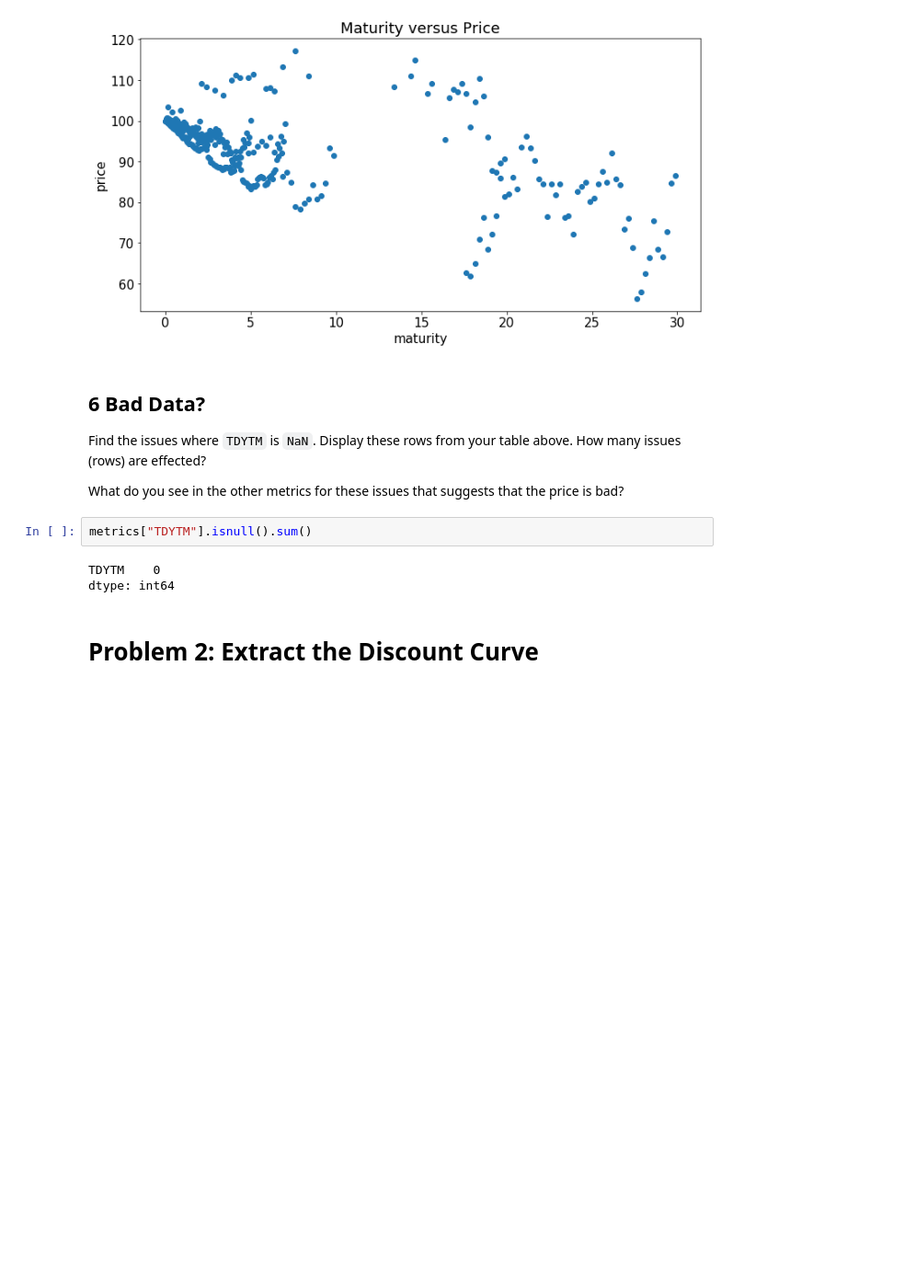
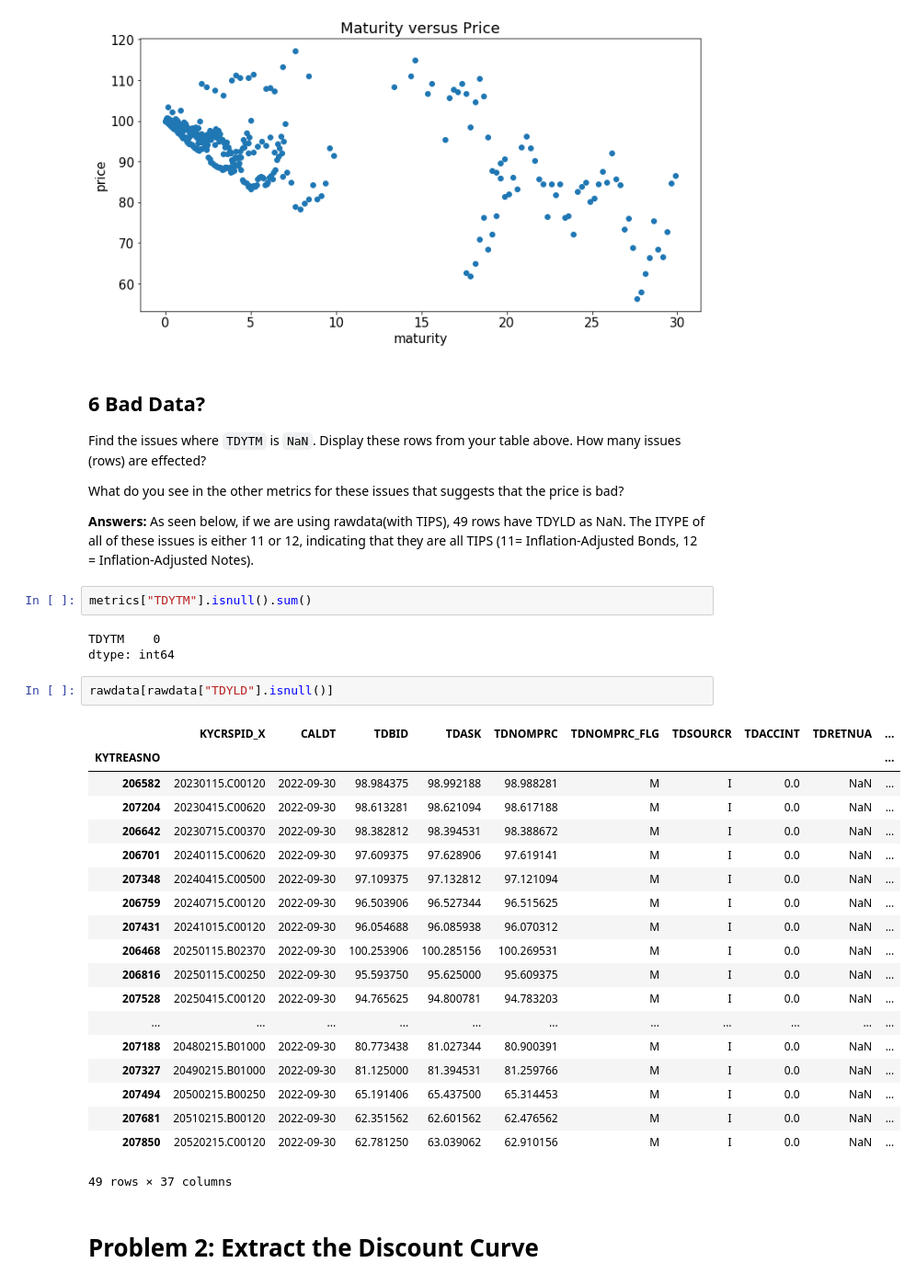
Before and after one commit to Zixin730/finm-fixedincome-2023, a Jupyter notebook: homework/Homework 1.ipynb, the cells around one changed output. Shown at 92% size. Cells and saved outputs as stored; diff of their text form; blank space fills up the shorter version.

```diff
--- a/homework/Homework 1.ipynb
+++ b/homework/Homework 1.ipynb
@@ -242,11 +242,35 @@ plt.show()
 Find the issues where `TDYTM` is `NaN`. Display these rows from your table above. How many issues (rows) are effected?
 
 What do you see in the other metrics for these issues that suggests that the price is bad?
+
+**Answers:** As seen below, if we are using rawdata(with TIPS), 49 rows have TDYLD as NaN. The ITYPE of all of these issues is either 11 or 12, indicating that they are all TIPS (11= Inflation-Adjusted Bonds, 12 = Inflation-Adjusted Notes).
 # %%
 metrics["TDYTM"].isnull().sum()
 # %% [output]
 TDYTM    0
 dtype: int64
+# %%
+rawdata[rawdata["TDYLD"].isnull()]
+# %% [output]
+|  | KYCRSPID_X | CALDT | TDBID | TDASK | TDNOMPRC | TDNOMPRC_FLG | TDSOURCR | TDACCINT | TDRETNUA | ... |
+| KYTREASNO |  |  |  |  |  |  |  |  |  | ... |
+| 206582 | 20230115.C00120 | 2022-09-30 | 98.984375 | 98.992188 | 98.988281 | M | I | 0.0 | NaN | ... |
+| 207204 | 20230415.C00620 | 2022-09-30 | 98.613281 | 98.621094 | 98.617188 | M | I | 0.0 | NaN | ... |
+| 206642 | 20230715.C00370 | 2022-09-30 | 98.382812 | 98.394531 | 98.388672 | M | I | 0.0 | NaN | ... |
+| 206701 | 20240115.C00620 | 2022-09-30 | 97.609375 | 97.628906 | 97.619141 | M | I | 0.0 | NaN | ... |
+| 207348 | 20240415.C00500 | 2022-09-30 | 97.109375 | 97.132812 | 97.121094 | M | I | 0.0 | NaN | ... |
+| 206759 | 20240715.C00120 | 2022-09-30 | 96.503906 | 96.527344 | 96.515625 | M | I | 0.0 | NaN | ... |
+| 207431 | 20241015.C00120 | 2022-09-30 | 96.054688 | 96.085938 | 96.070312 | M | I | 0.0 | NaN | ... |
+| 206468 | 20250115.B02370 | 2022-09-30 | 100.253906 | 100.285156 | 100.269531 | M | I | 0.0 | NaN | ... |
+| 206816 | 20250115.C00250 | 2022-09-30 | 95.593750 | 95.625000 | 95.609375 | M | I | 0.0 | NaN | ... |
+| 207528 | 20250415.C00120 | 2022-09-30 | 94.765625 | 94.800781 | 94.783203 | M | I | 0.0 | NaN | ... |
+| ... | ... | ... | ... | ... | ... | ... | ... | ... | ... | ... |
+| 207188 | 20480215.B01000 | 2022-09-30 | 80.773438 | 81.027344 | 80.900391 | M | I | 0.0 | NaN | ... |
+| 207327 | 20490215.B01000 | 2022-09-30 | 81.125000 | 81.394531 | 81.259766 | M | I | 0.0 | NaN | ... |
+| 207494 | 20500215.B00250 | 2022-09-30 | 65.191406 | 65.437500 | 65.314453 | M | I | 0.0 | NaN | ... |
+| 207681 | 20510215.B00120 | 2022-09-30 | 62.351562 | 62.601562 | 62.476562 | M | I | 0.0 | NaN | ... |
+| 207850 | 20520215.C00120 | 2022-09-30 | 62.781250 | 63.039062 | 62.910156 | M | I | 0.0 | NaN | ... |
+49 rows × 37 columns
 # %% [markdown]
 # Problem 2: Extract the Discount Curve
 # %% [markdown]
```
Also changed, not shown: parts of 3 cells of this notebook.
